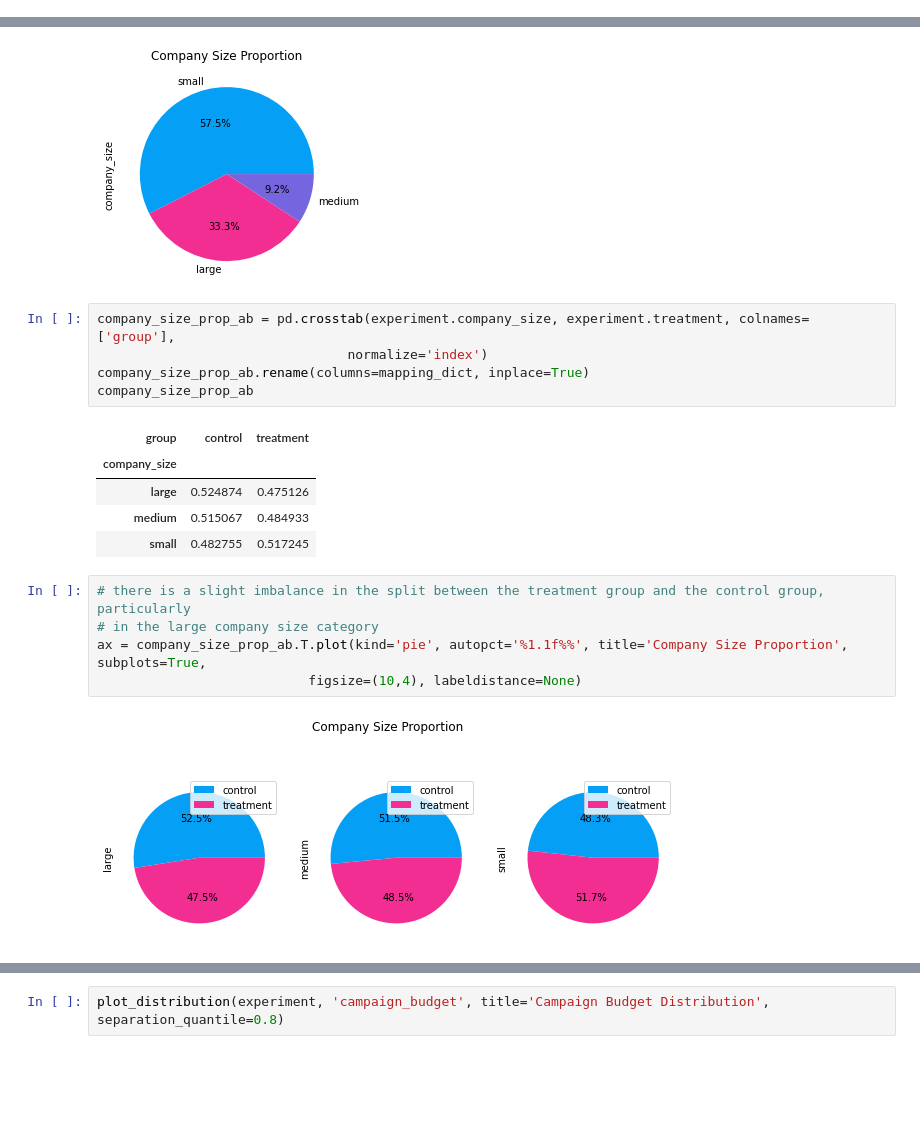
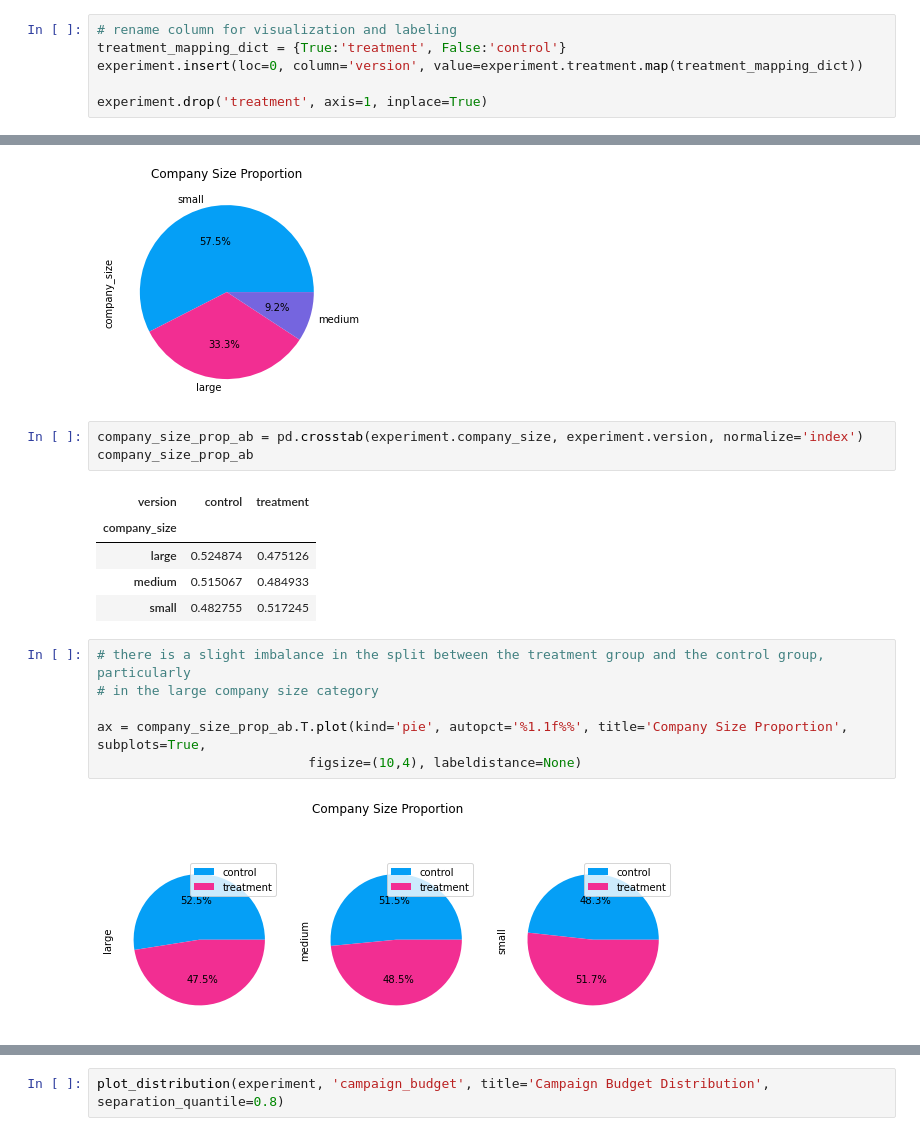
Before and after one commit to MekdiYilma/experiment_analysis, a Jupyter notebook: notebooks/ab_testing_experiment_analysis.ipynb, the cells around one changed output, grey strips where cells are left out. Drawn from its saved outputs; the diff is of its cells as text; blank space fills up the shorter version.

```diff
--- a/notebooks/ab_testing_experiment_analysis.ipynb
+++ b/notebooks/ab_testing_experiment_analysis.ipynb
@@ -22,4 +25,10 @@ experiment.head()
 | 2 | False | medium | 46.1880 | 55.4523 |
 | 3 | False | small | 6.6271 | 6.5136 |
 | 4 | False | small | 92.3405 | 83.1018 |
+# %%
+# rename column for visualization and labeling
+treatment_mapping_dict = {True:'treatment', False:'control'}
+experiment.insert(loc=0, column='version', value=experiment.treatment.map(treatment_mapping_dict))
+
+experiment.drop('treatment', axis=1, inplace=True)
 # %%
@@ -120,12 +135,10 @@ fig.savefig('../images/company_size_pie');
 # %% [output]
 [figure]
 # %%
-company_size_prop_ab = pd.crosstab(experiment.company_size, experiment.treatment, colnames=['group'],
-                                normalize='index')
-company_size_prop_ab.rename(columns=mapping_dict, inplace=True)
+company_size_prop_ab = pd.crosstab(experiment.company_size, experiment.version, normalize='index')
 company_size_prop_ab
 # %% [output]
-| group | control | treatment |
+| version | control | treatment |
 | company_size |  |  |
 | large | 0.524874 | 0.475126 |
 | medium | 0.515067 | 0.484933 |
@@ -133,6 +146,7 @@ company_size_prop_ab
 # %%
 # there is a slight imbalance in the split between the treatment group and the control group, particularly
 # in the large company size category
+
 ax = company_size_prop_ab.T.plot(kind='pie', autopct='%1.1f%%', title='Company Size Proportion', subplots=True,
                            figsize=(10,4), labeldistance=None)
 # %% [output]
```
Also changed, not shown: parts of 94 cells of this notebook, 3 other files.
